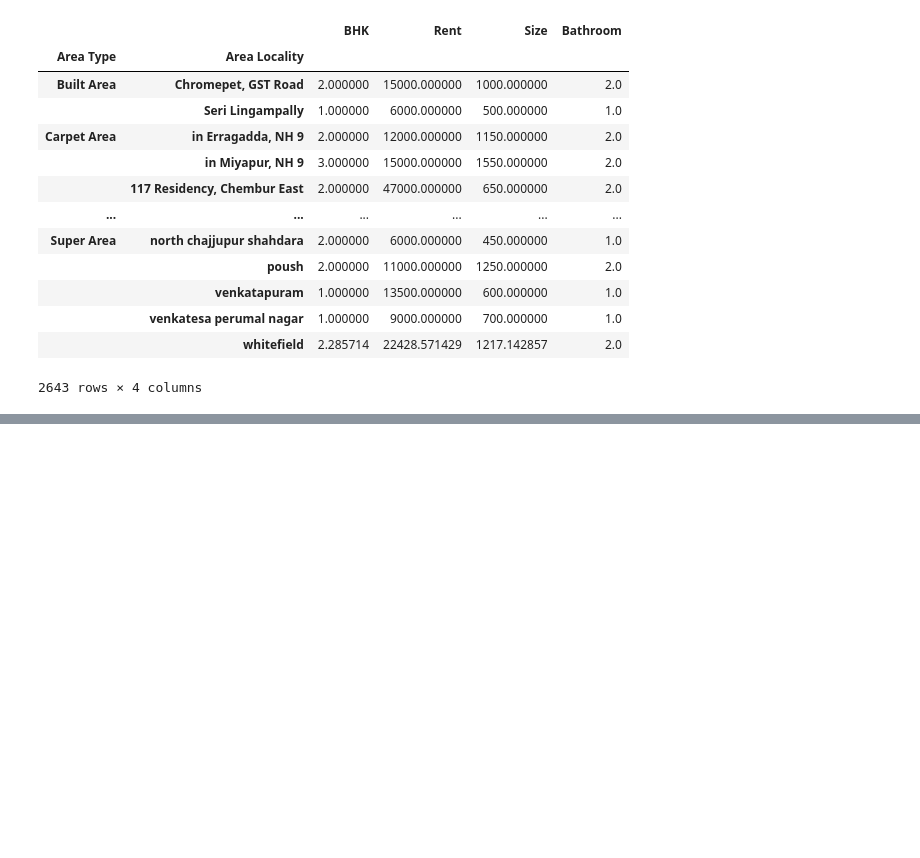
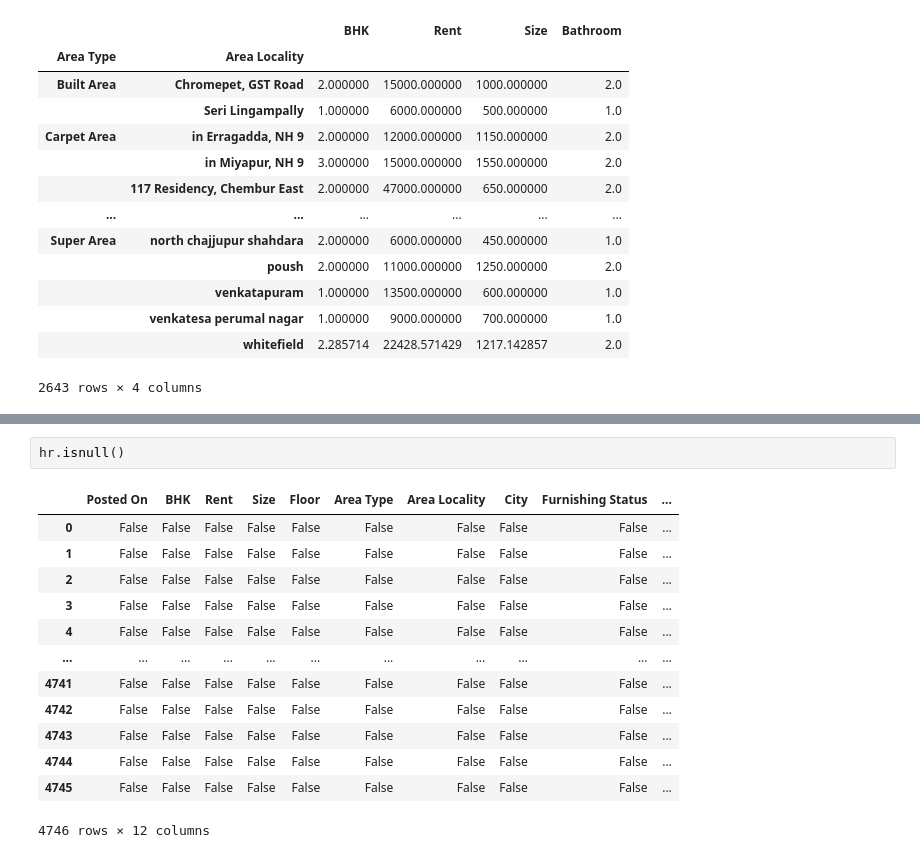
Before and after one commit to juneedpk/data-viz1, a Jupyter notebook: eda_house_rent.ipynb, the cells around one changed output, grey strips where cells are left out. Drawn from its saved outputs; the diff is of its cells as text; blank space fills up the shorter version.

```diff
--- a/eda_house_rent.ipynb
+++ b/eda_house_rent.ipynb
@@ -47,0 +66,16 @@ hr.groupby(['Area Type','Area Locality']).mean()
+# %%
+hr.isnull()
+# %% [output]
+|  | Posted On | BHK | Rent | Size | Floor | Area Type | Area Locality | City | Furnishing Status | ... |
+| 0 | False | False | False | False | False | False | False | False | False | ... |
+| 1 | False | False | False | False | False | False | False | False | False | ... |
+| 2 | False | False | False | False | False | False | False | False | False | ... |
+| 3 | False | False | False | False | False | False | False | False | False | ... |
+| 4 | False | False | False | False | False | False | False | False | False | ... |
+| ... | ... | ... | ... | ... | ... | ... | ... | ... | ... | ... |
+| 4741 | False | False | False | False | False | False | False | False | False | ... |
+| 4742 | False | False | False | False | False | False | False | False | False | ... |
+| 4743 | False | False | False | False | False | False | False | False | False | ... |
+| 4744 | False | False | False | False | False | False | False | False | False | ... |
+| 4745 | False | False | False | False | False | False | False | False | False | ... |
+4746 rows × 12 columns
```
Also changed, not shown: parts of 4 cells of this notebook.
